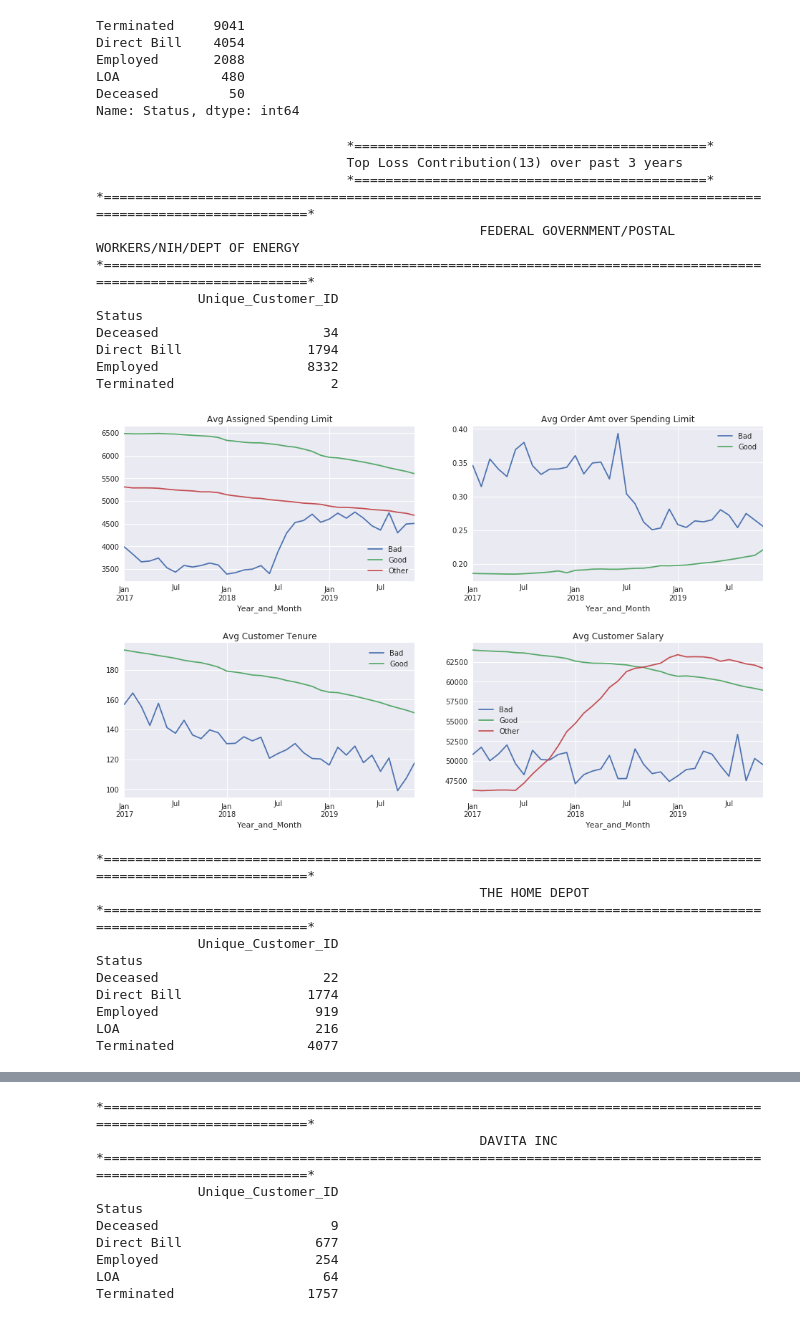
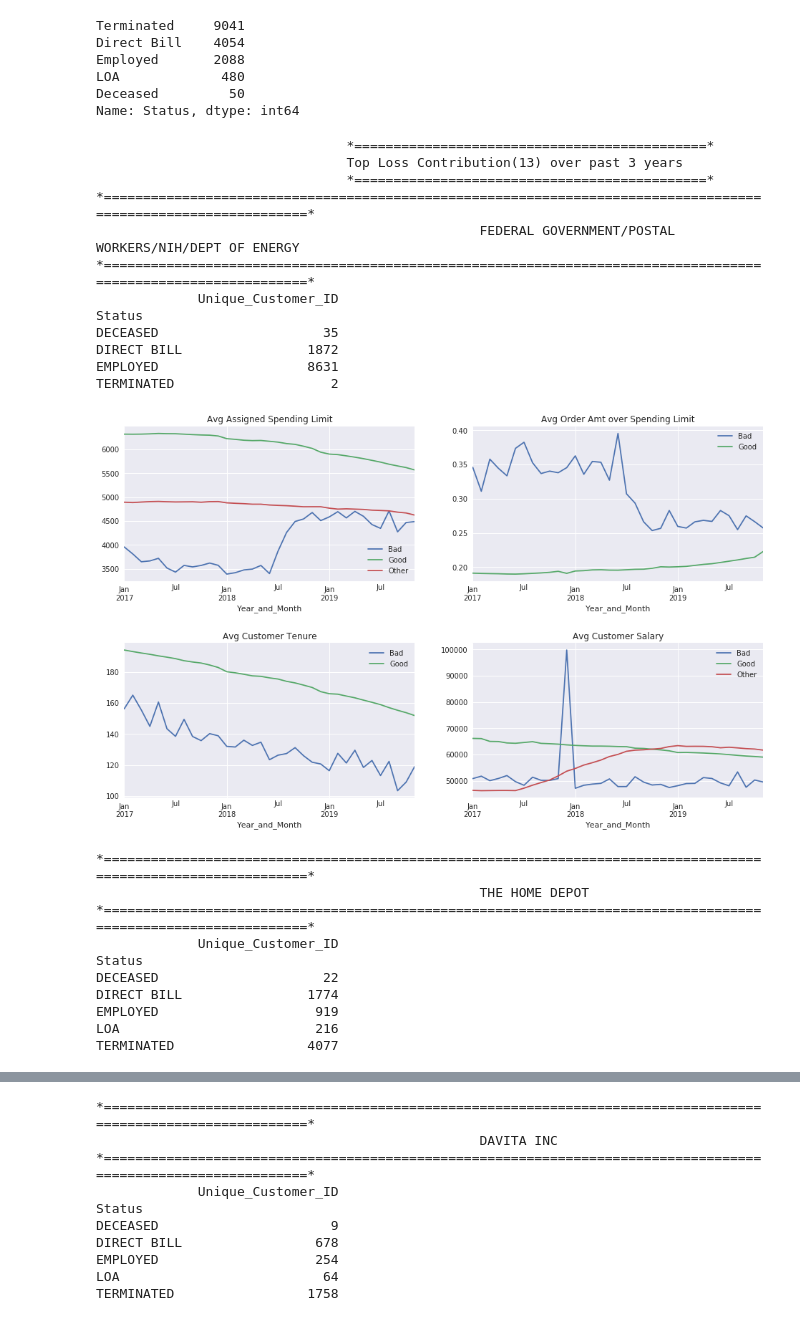
Before and after one commit to XuetingS/PP, a Jupyter notebook: src/Client Deep Dive.ipynb, the cells around one changed output, grey strips where cells are left out. Cells and saved outputs as stored; diff of their text form; code cells hidden in the pictures.

Commit message:
Rest dataset fixed

```diff
--- a/src/Client Deep Dive.ipynb
+++ b/src/Client Deep Dive.ipynb
@@ -83,8 +83,19 @@ dtype: int64
 # Customer_Salary has NaN, 0 and '.'
 # Assigned_Spending_Limit has 0
 # Customer_Tenure has NaN
-Customer = Customer[(Customer['Assigned_Spending_Limit'] != 0) &
-                    (~Customer['Customer_Salary'].isin([0, '.'])) &
-                    (Customer['Customer_Salary'].notnull())&
-                    (Customer['Customer_Tenure'].notnull())]
+# Customer = Customer[(Customer['Assigned_Spending_Limit'] != 0) &
+#                     (~Customer['Customer_Salary'].isin([0, '.'])) &
+#                     (Customer['Customer_Salary'].notnull())&
+#                     (Customer['Customer_Tenure'].notnull())]
+# %%
+# Formating conversion
+Customer['Street1'] = Customer['Street1'].apply(lambda x: x.upper() if pd.notnull(x) else np.nan)
+Customer['Street2'] = Customer['Street2'].apply(lambda x: x.upper() if pd.notnull(x) else np.nan)
+Customer['City'] = Customer['City'].apply(lambda x: x.upper() if pd.notnull(x) else np.nan)
+Customer['Status'] = Customer['Status'].apply(lambda x: x.upper() if pd.notnull(x) else np.nan)
+Customer.loc[Customer['Customer_Salary']=='.','Customer_Salary']=np.nan
+Customer['Customer_Salary'] = Customer['Customer_Salary'].astype(float)
+Customer['Enrollment_Date'] = pd.to_datetime(Customer['Enrollment_Date'].astype(str), format='%m/%d/%Y')
+Customer.loc[Customer['Term_Date']=='.','Term_Date'] = np.nan
+Customer['Term_Date'] = pd.to_datetime(Customer['Term_Date'].astype(str), format='%m/%d/%Y')
 # %%
@@ -114,4 +175,4 @@ dtype: object
 # %%
-Perf = pd.read_csv(data_path + 'Performance_Data_Request_20191204.csv')
-Perf_11 = pd.read_csv(data_path + 'Performance_Data_Request_20191217.csv')
+# Perf = pd.read_csv(data_path + 'Performance_Data_Request_20191204.csv')
+# Perf_11 = pd.read_csv(data_path + 'Performance_Data_Request_20191217.csv')
 # %%
@@ -426,6 +483,7 @@ for client_id in list_of_client_ids:
     df = df_17[df_17['Unique_Company_ID']==client_id]
     df_bad = df[(df['Bad']==1) & (df['Ever_Bad']<=1)]
     df_good = df.groupby('Unique_Order_ID').filter(lambda x: x['Ever_Bad'].max()==0)
+    rest = df_17[df_17['Unique_Company_ID']!=client_id]
     acct_name = Client[Client['Client ID']==client_id]['Account Name'].values[0]
     print('*===============================================================================================================*')
     print('\t\t\t\t\t\t',acct_name)
@@ -444,45 +502,45 @@ for client_id in list_of_client_ids:
     (df_good.pivot_table(values='Order_Amount', index='Year_and_Month', columns='Bad',
                 aggfunc='mean')/df_good.pivot_table(values='Assigned_Spending_Limit', index='Year_and_Month', columns='Bad',
                 aggfunc='mean')).plot(ax=axes[0,1])
     axes[0,1].legend(['Bad','Good'])
     axes[0,1].set_title('Avg Order Amt over Spending Limit')
 
     df_bad.groupby('Year_and_Month').agg({'Customer_Tenure':'mean'}).plot(ax=axes[1,0])
     df_good.groupby('Year_and_Month').agg({'Customer_Tenure':'mean'}).plot(ax=axes[1,0])
     axes[1,0].legend(['Bad','Good'])
     axes[1,0].set_title('Avg Customer Tenure')
 
     df_bad.groupby('Year_and_Month').agg({'Customer_Salary':'mean'}).plot(ax=axes[1,1])
     df_good.groupby('Year_and_Month').agg({'Customer_Salary':'mean'}).plot(ax=axes[1,1])
     rest.groupby('Year_and_Month').agg({'Customer_Salary':'mean'}).plot(ax=axes[1,1])
     axes[1,1].legend(['Bad','Good','Other'])
     axes[1,1].set_title('Avg Customer Salary')
 
 
     print(df_bad.groupby(['Status']).agg({'Unique_Customer_ID':'nunique'}))
 
     plt.show()
 # %% [output]
                                 *=============================================*
                                 Top Loss Contribution(13) over past 3 years
                                 *=============================================*
 *===============================================================================================================*
                                                  FEDERAL GOVERNMENT/POSTAL WORKERS/NIH/DEPT OF ENERGY
 *===============================================================================================================*
              Unique_Customer_ID
 Status
-Deceased                     34
-Direct Bill                1794
-Employed                   8332
-Terminated                    2
+DECEASED                     35
+DIRECT BILL                1872
+EMPLOYED                   8631
+TERMINATED                    2
-[figure, old version]
+[figure, new version]
 *===============================================================================================================*
                                                  THE HOME DEPOT
 *===============================================================================================================*
              Unique_Customer_ID
 Status
-Deceased                     22
-Direct Bill                1774
-Employed                    919
+DECEASED                     22
+DIRECT BILL                1774
+EMPLOYED                    919
 LOA                         216
-Terminated                 4077
+TERMINATED                 4077
@@ -492,8 +550,8 @@ Terminated                 4077
 *===============================================================================================================*
              Unique_Customer_ID
 Status
-Deceased                      9
-Direct Bill                 677
-Employed                    254
+DECEASED                      9
+DIRECT BILL                 678
+EMPLOYED                    254
 LOA                          64
-Terminated                 1757
+TERMINATED                 1758
```
Also changed, not shown: parts of 8 cells of this notebook.
